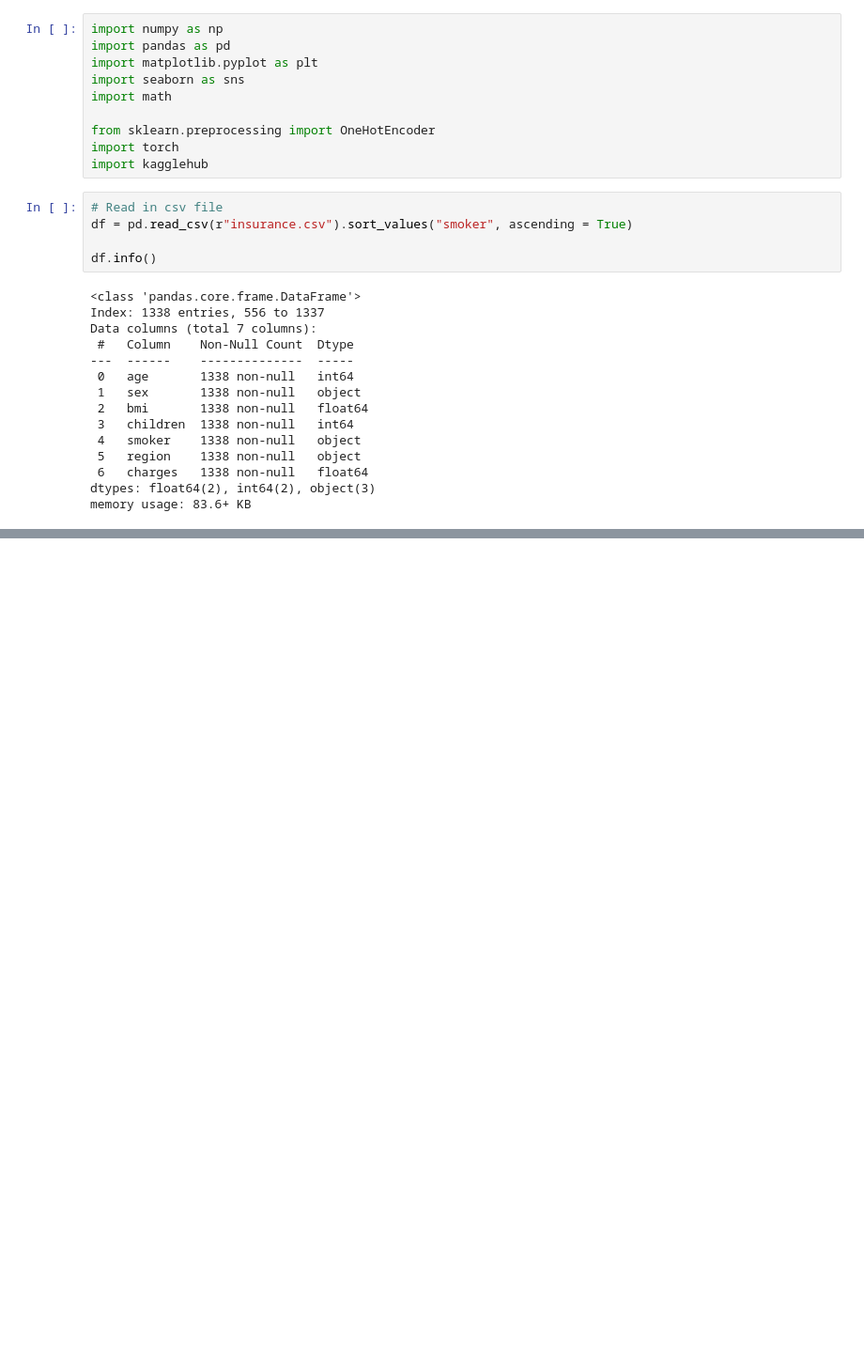
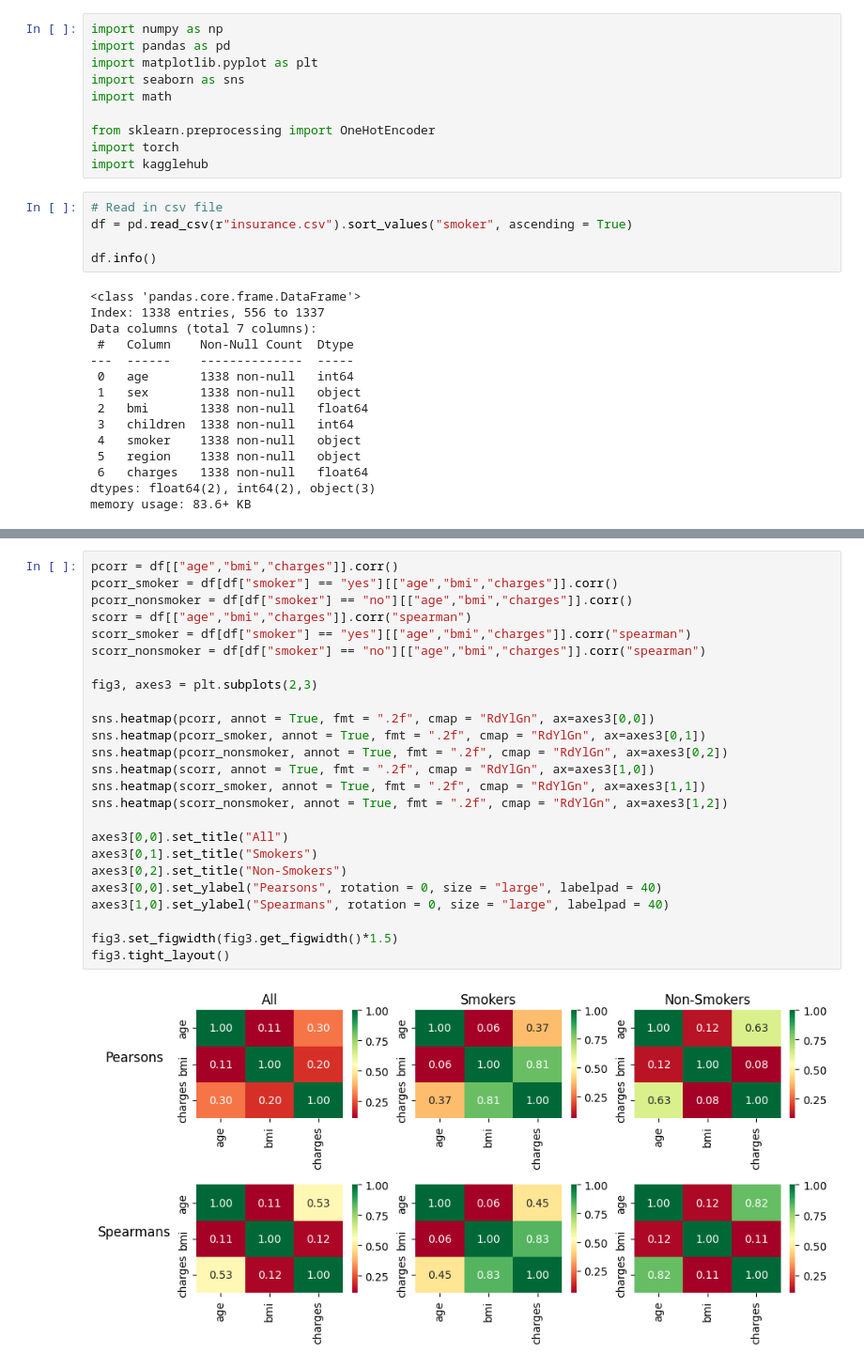
Before and after one commit to Wh4yw4rd/medicalInsurancePricing, a Jupyter notebook: medical_insurance_EDA.ipynb, the cells around one changed output, grey strips where cells are left out. Shown: that part at 94% size. Saved outputs shown, nothing was run; the diff lists cells and outputs as text; blank space fills up the shorter version.

```diff
--- a/medical_insurance_EDA.ipynb
+++ b/medical_insurance_EDA.ipynb
@@ -91 +96,28 @@ plt.show()
+# %%
+pcorr = df[["age","bmi","charges"]].corr()
+pcorr_smoker = df[df["smoker"] == "yes"][["age","bmi","charges"]].corr()
+pcorr_nonsmoker = df[df["smoker"] == "no"][["age","bmi","charges"]].corr()
+scorr = df[["age","bmi","charges"]].corr("spearman")
+scorr_smoker = df[df["smoker"] == "yes"][["age","bmi","charges"]].corr("spearman")
+scorr_nonsmoker = df[df["smoker"] == "no"][["age","bmi","charges"]].corr("spearman")
+
+fig3, axes3 = plt.subplots(2,3)
+
+sns.heatmap(pcorr, annot = True, fmt = ".2f", cmap = "RdYlGn", ax=axes3[0,0])
+sns.heatmap(pcorr_smoker, annot = True, fmt = ".2f", cmap = "RdYlGn", ax=axes3[0,1])
+sns.heatmap(pcorr_nonsmoker, annot = True, fmt = ".2f", cmap = "RdYlGn", ax=axes3[0,2])
+sns.heatmap(scorr, annot = True, fmt = ".2f", cmap = "RdYlGn", ax=axes3[1,0])
+sns.heatmap(scorr_smoker, annot = True, fmt = ".2f", cmap = "RdYlGn", ax=axes3[1,1])
+sns.heatmap(scorr_nonsmoker, annot = True, fmt = ".2f", cmap = "RdYlGn", ax=axes3[1,2])
+
+axes3[0,0].set_title("All")
+axes3[0,1].set_title("Smokers")
+axes3[0,2].set_title("Non-Smokers")
+axes3[0,0].set_ylabel("Pearsons", rotation = 0, size = "large", labelpad = 40)
+axes3[1,0].set_ylabel("Spearmans", rotation = 0, size = "large", labelpad = 40)
+
+fig3.set_figwidth(fig3.get_figwidth()*1.5)
+fig3.tight_layout()
+# %% [output]
+[figure, added]
 # %%
```
Also changed, not shown: parts of 4 cells of this notebook.
